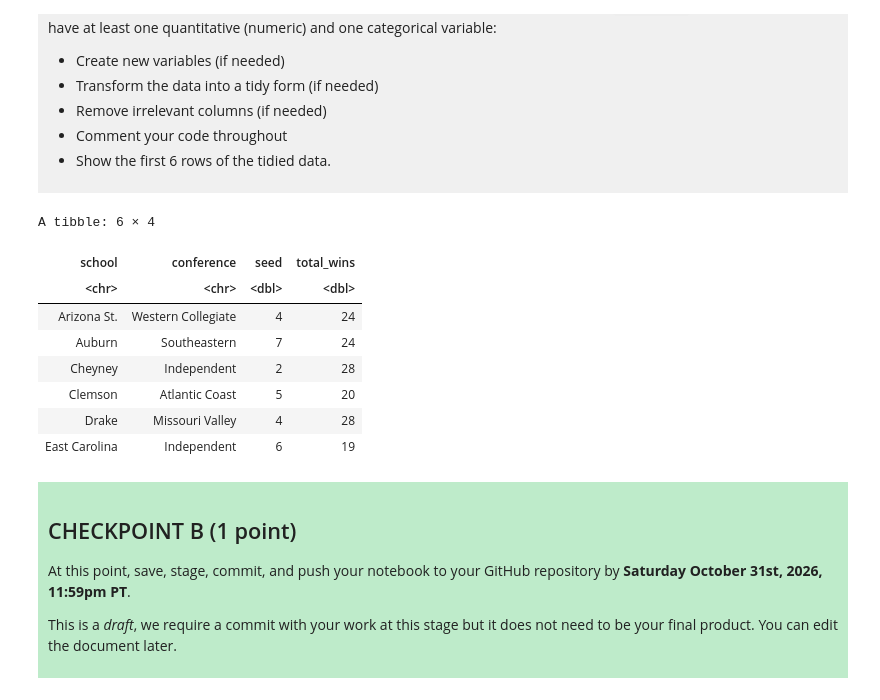
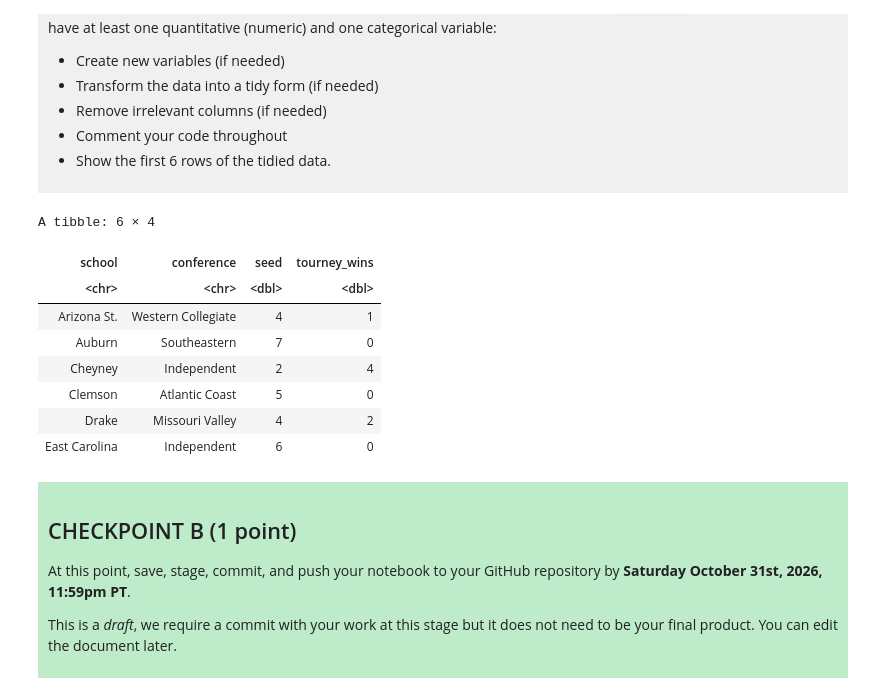
Before and after one commit to aaronchen732-star/dsci-100-aaron-chen, a Jupyter notebook: dsci-100-project-notebook.ipynb, the cells around one changed output. Saved outputs shown, nothing was run; the diff lists cells and outputs as text; code cells hidden in the pictures.

```diff
--- a/dsci-100-project-notebook.ipynb
+++ b/dsci-100-project-notebook.ipynb
@@ -215,21 +225,21 @@ Produce a tidy data set that could be used to answer your research question usin
 # %%
 #tidying the data by selecting only data relevant to researc question(seed, school, conference, total wins)
 tidy_wm <- wm_data |>
-  select(school, conference, seed, total_wins) |>
+  select(school, conference, seed, tourney_wins) |>
   drop_na()
 
 # Show the first 6 rows of the tidied data
 head(tidy_wm, 6)
 # %% [output]
 A tibble: 6 × 4
-| school | conference | seed | total_wins |
+| school | conference | seed | tourney_wins |
 | <chr> | <chr> | <dbl> | <dbl> |
-| Arizona St. | Western Collegiate | 4 | 24 |
-| Auburn | Southeastern | 7 | 24 |
-| Cheyney | Independent | 2 | 28 |
-| Clemson | Atlantic Coast | 5 | 20 |
-| Drake | Missouri Valley | 4 | 28 |
-| East Carolina | Independent | 6 | 19 |
+| Arizona St. | Western Collegiate | 4 | 1 |
+| Auburn | Southeastern | 7 | 0 |
+| Cheyney | Independent | 2 | 4 |
+| Clemson | Atlantic Coast | 5 | 0 |
+| Drake | Missouri Valley | 4 | 2 |
+| East Carolina | Independent | 6 | 0 |
 # %% [markdown]
 <div style="background-color: #beebca; padding: 10px;">
 
```
Also changed, not shown: parts of 12 cells of this notebook.
